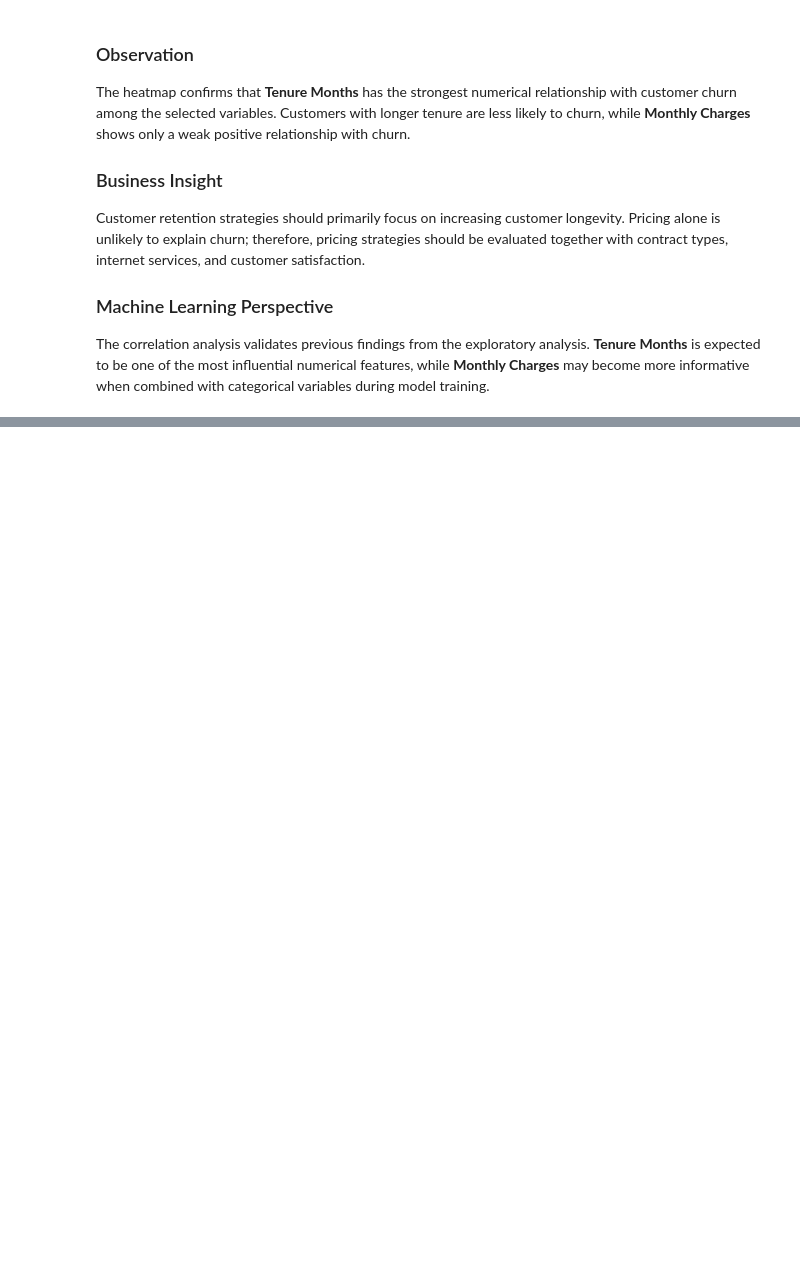
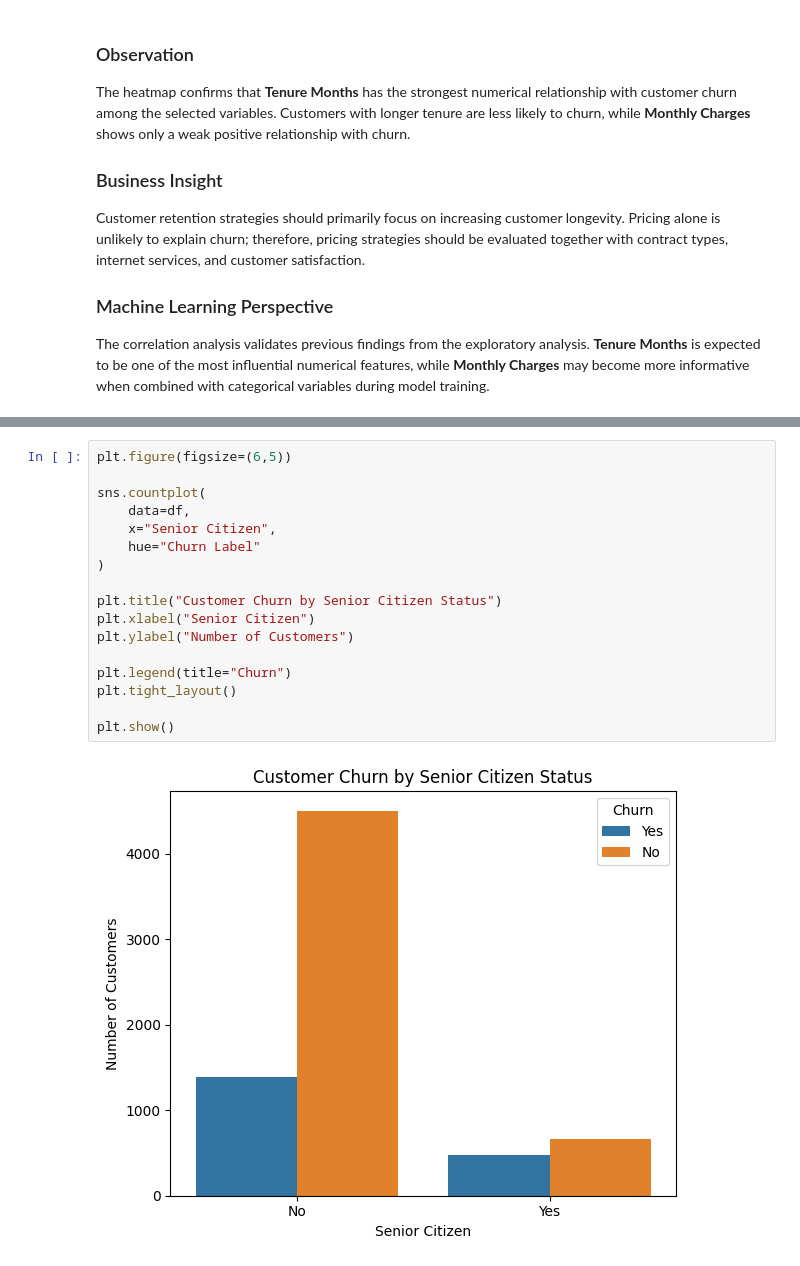
Before and after one commit to yarenyavuz/telecom-customer-retention-intelligence-platform, a Jupyter notebook: notebooks/02_exploratory_data_analysis.ipynb, the cells around one changed output, grey strips where cells are left out. Saved outputs shown, nothing was run; the diff lists cells and outputs as text; blank space fills up the shorter version.

Commit message:
Complete Day 5: Finalize exploratory data analysis

```diff
--- a/notebooks/02_exploratory_data_analysis.ipynb
+++ b/notebooks/02_exploratory_data_analysis.ipynb
@@ -183,0 +213,19 @@ The correlation analysis validates previous findings from the exploratory analys
+# %%
+plt.figure(figsize=(6,5))
+
+sns.countplot(
+    data=df,
+    x="Senior Citizen",
+    hue="Churn Label"
+)
+
+plt.title("Customer Churn by Senior Citizen Status")
+plt.xlabel("Senior Citizen")
+plt.ylabel("Number of Customers")
+
+plt.legend(title="Churn")
+plt.tight_layout()
+
+plt.show()
+# %% [output]
+[figure, added]
```
Also changed, not shown: parts of 26 cells of this notebook.
